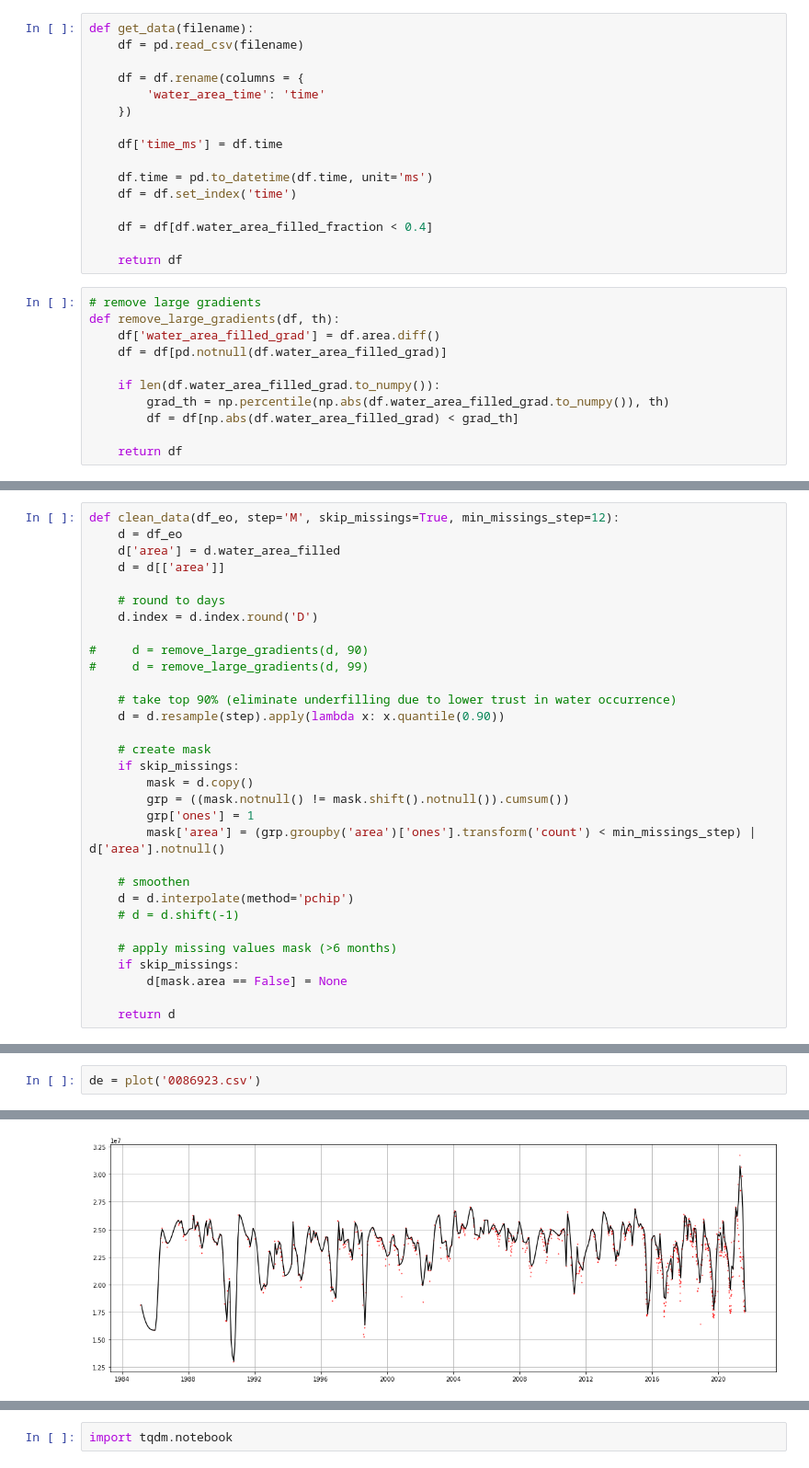
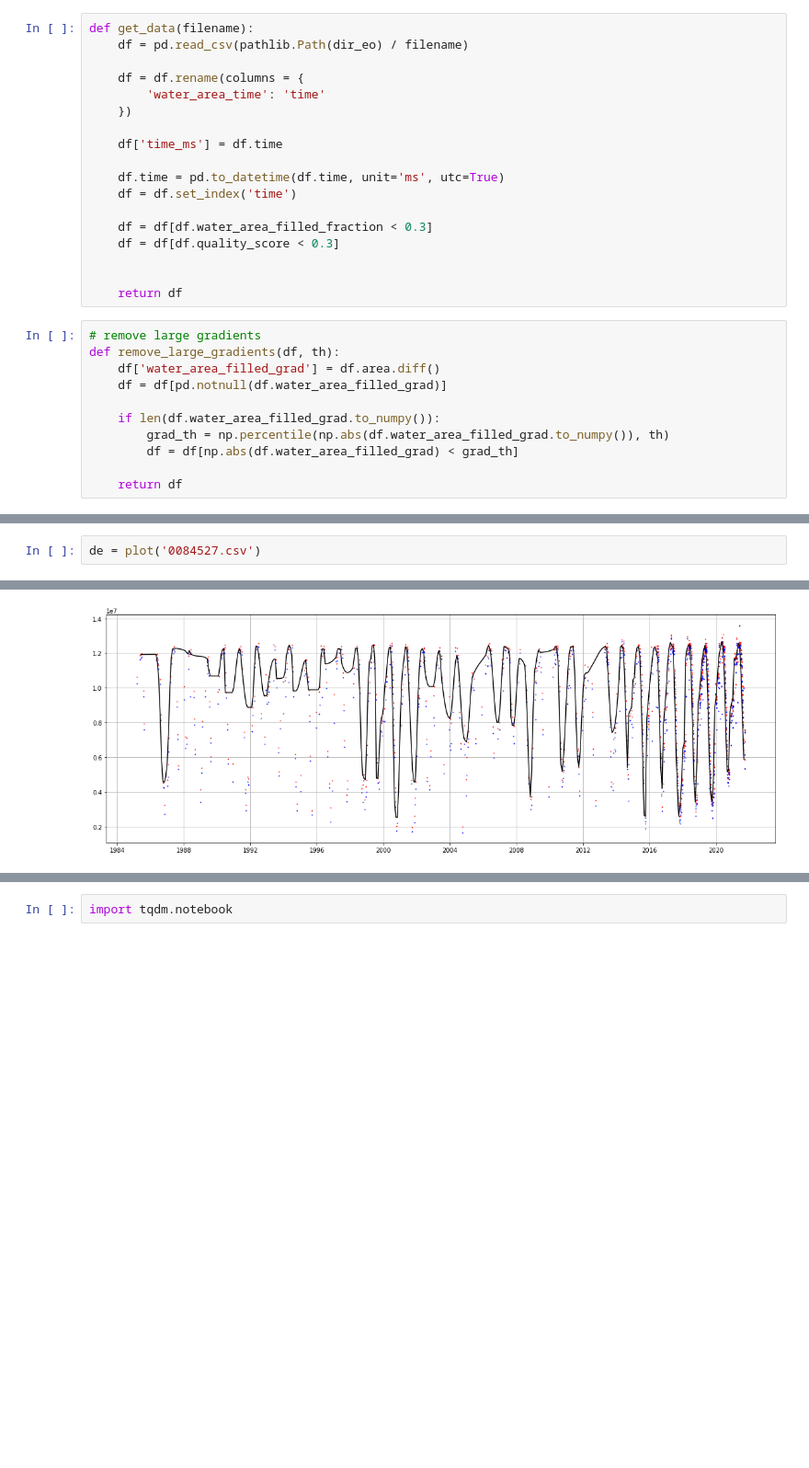
Before and after one commit to global-water-watch/research-reservoir-water-dynamics, a Jupyter notebook: notebooks/01-daily-to-monthly.ipynb, the cells around one changed output, grey strips where cells are left out. Shown at 92% size. Cells and saved outputs as stored; diff of their text form; blank space fills up the shorter version.

Commit message:
add update from unfiltered exports, add time measurements, validation

```diff
--- a/notebooks/01-daily-to-monthly.ipynb
+++ b/notebooks/01-daily-to-monthly.ipynb
@@ -33,7 +33,7 @@ reservoirs_by_filenames = list(pathlib.Path(dir_eo).glob('*.csv'))
 # reservoirs_by_filenames = list(pathlib.Path(dir_eo).glob('0090567.csv'))
 # %%
 def get_data(filename):
-    df = pd.read_csv(filename)
+    df = pd.read_csv(pathlib.Path(dir_eo) / filename)
 
     df = df.rename(columns = {
         'water_area_time': 'time'
@@ -41,10 +41,12 @@ def get_data(filename):
 
     df['time_ms'] = df.time
 
-    df.time = pd.to_datetime(df.time, unit='ms')
+    df.time = pd.to_datetime(df.time, unit='ms', utc=True)
     df = df.set_index('time')
 
-    df = df[df.water_area_filled_fraction < 0.4]
+    df = df[df.water_area_filled_fraction < 0.3]
+    df = df[df.quality_score < 0.3]
+
 
     return df
 # %%
@@ -116,32 +133 @@ def clean_data_v1(df_eo):
-# %%
-def clean_data(df_eo, step='M', skip_missings=True, min_missings_step=12):
-    d = df_eo
-    d['area'] = d.water_area_filled
-    d = d[['area']]
-
-    # round to days
-    d.index = d.index.round('D')
-
-#     d = remove_large_gradients(d, 90)
-#     d = remove_large_gradients(d, 99)
-
-    # take top 90% (eliminate underfilling due to lower trust in water occurrence)
-    d = d.resample(step).apply(lambda x: x.quantile(0.90))
-
-    # create mask
-    if skip_missings:
-        mask = d.copy()
-        grp = ((mask.notnull() != mask.shift().notnull()).cumsum())
-        grp['ones'] = 1
-        mask['area'] = (grp.groupby('area')['ones'].transform('count') < min_missings_step) | d['area'].notnull()
-
-    # smoothen
-    d = d.interpolate(method='pchip')
-    # d = d.shift(-1)
-
-    # apply missing values mask (>6 months)
-    if skip_missings:
-        d[mask.area == False] = None
-
-    return d
 # %%
@@ -176,3 +221,3 @@ def plot(filename):
 # %%
-de = plot('0086923.csv')
+de = plot('0084527.csv')
 # %% [output]
@@ -179 +229 @@ de = plot('0086923.csv')
-[figure, old version]
+[figure, new version]
```
Also changed, not shown: parts of 17 cells of this notebook, 17 other files.
